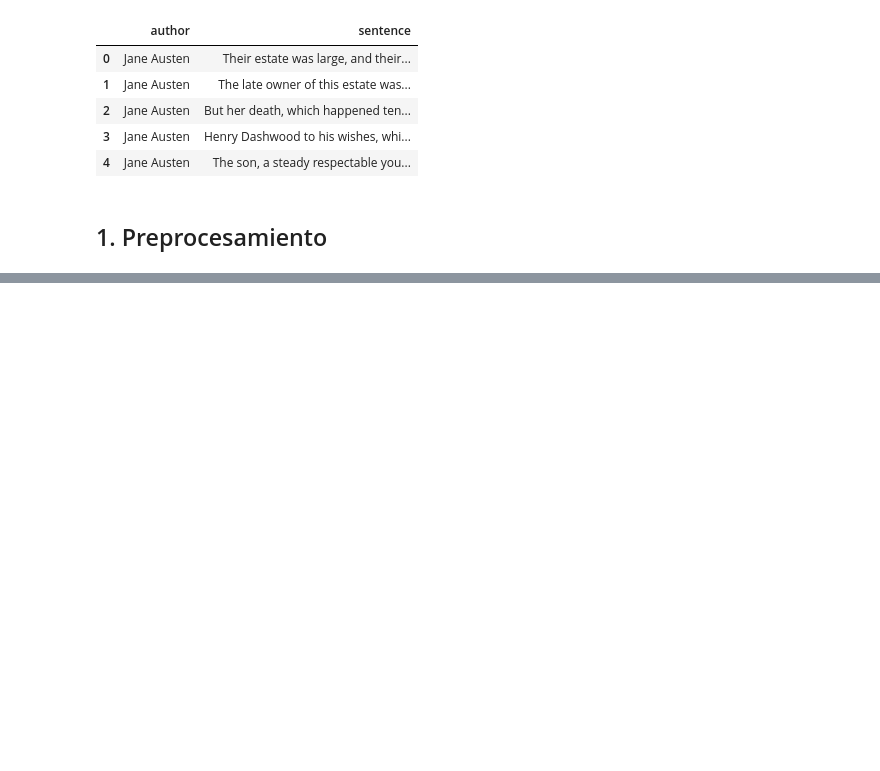
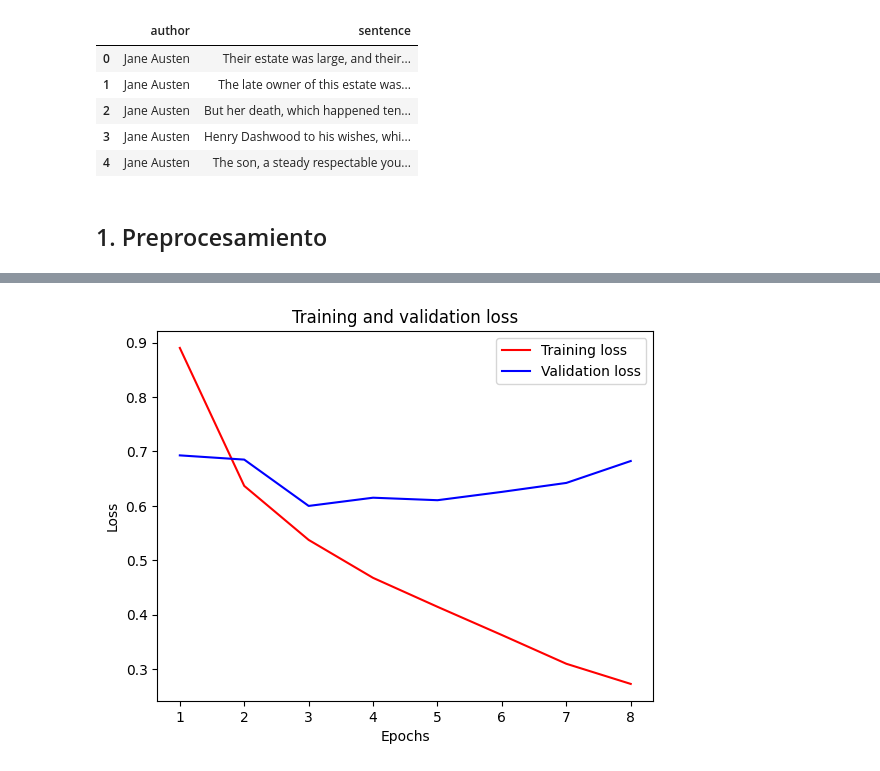
Before and after one commit to oyar99/nlp, a Jupyter notebook: HW04/PuntoIV.ipynb, the cells around one changed output, grey strips where cells are left out. Drawn from its saved outputs; the diff is of its cells as text; code cells hidden in the pictures; blank space fills up the shorter version.

```diff
--- a/HW04/PuntoIV.ipynb
+++ b/HW04/PuntoIV.ipynb
@@ -67,0 +306,7 @@ Name: sentence, dtype: object
+# %%
+# Embeddings
+embedding_dim = 100
+embeddings_index = load_embeddings(embedding_dim)
+# %%
+model_100 = init_model(embeddings_index, embedding_dim)
+model_100.summary()
@@ -67,0 +331,15 @@ Name: sentence, dtype: object
+# %%
+model_callbacks = [
+    callbacks.EarlyStopping(patience=5, monitor="val_loss")
+]
+
+model_100.compile(
+    loss="categorical_crossentropy", optimizer="adam", metrics=["accuracy"]
+)
+history_100 = model_100.fit(
+    padded_sequences,
+    labels,
+    epochs=20,
+    batch_size=128,
+    validation_data=(val_padded_sequences, val_labels),
+    callbacks=model_callbacks)
@@ -67,0 +363,4 @@ Name: sentence, dtype: object
+# %%
+plot_history(history_100)
+# %% [output]
+[figure, added]
```
Also changed, not shown: parts of 31 cells of this notebook.
